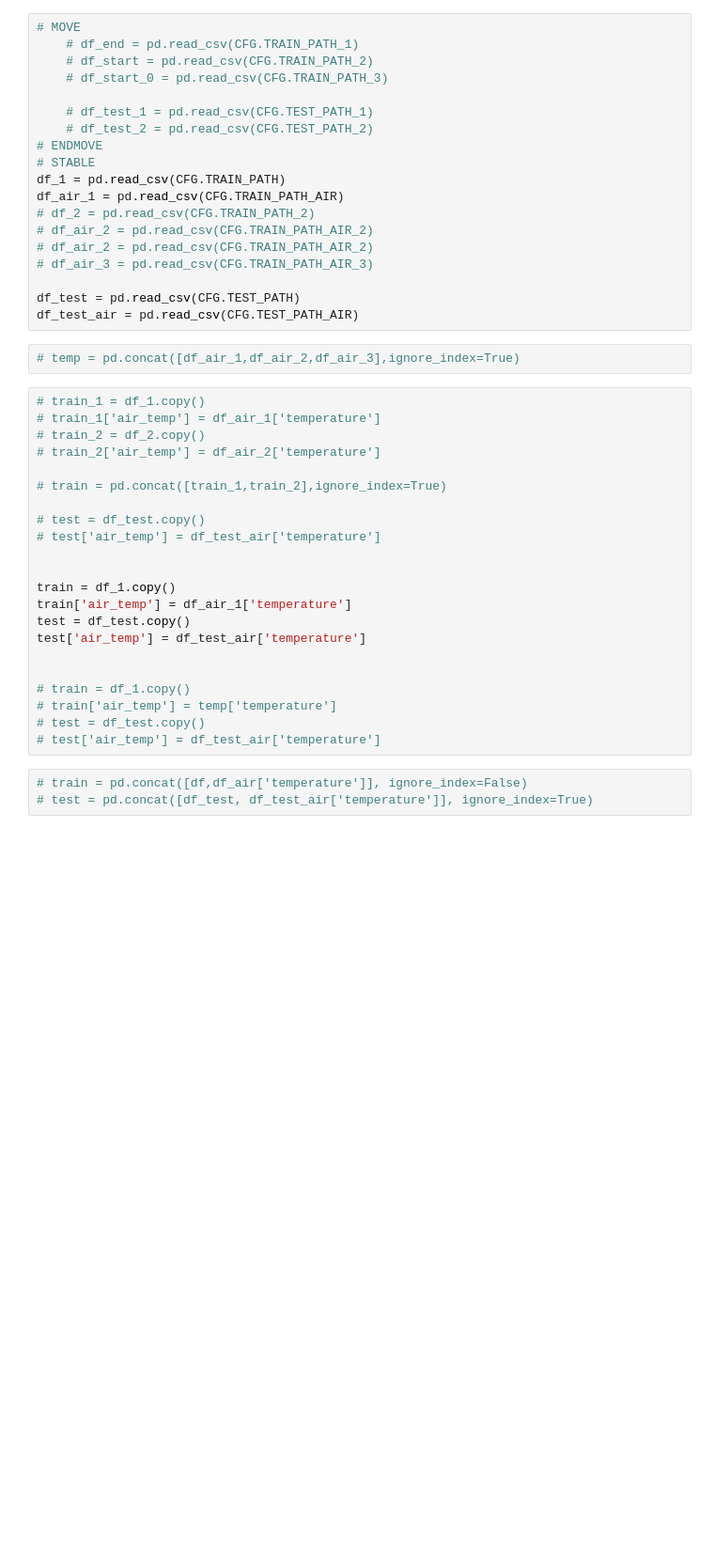
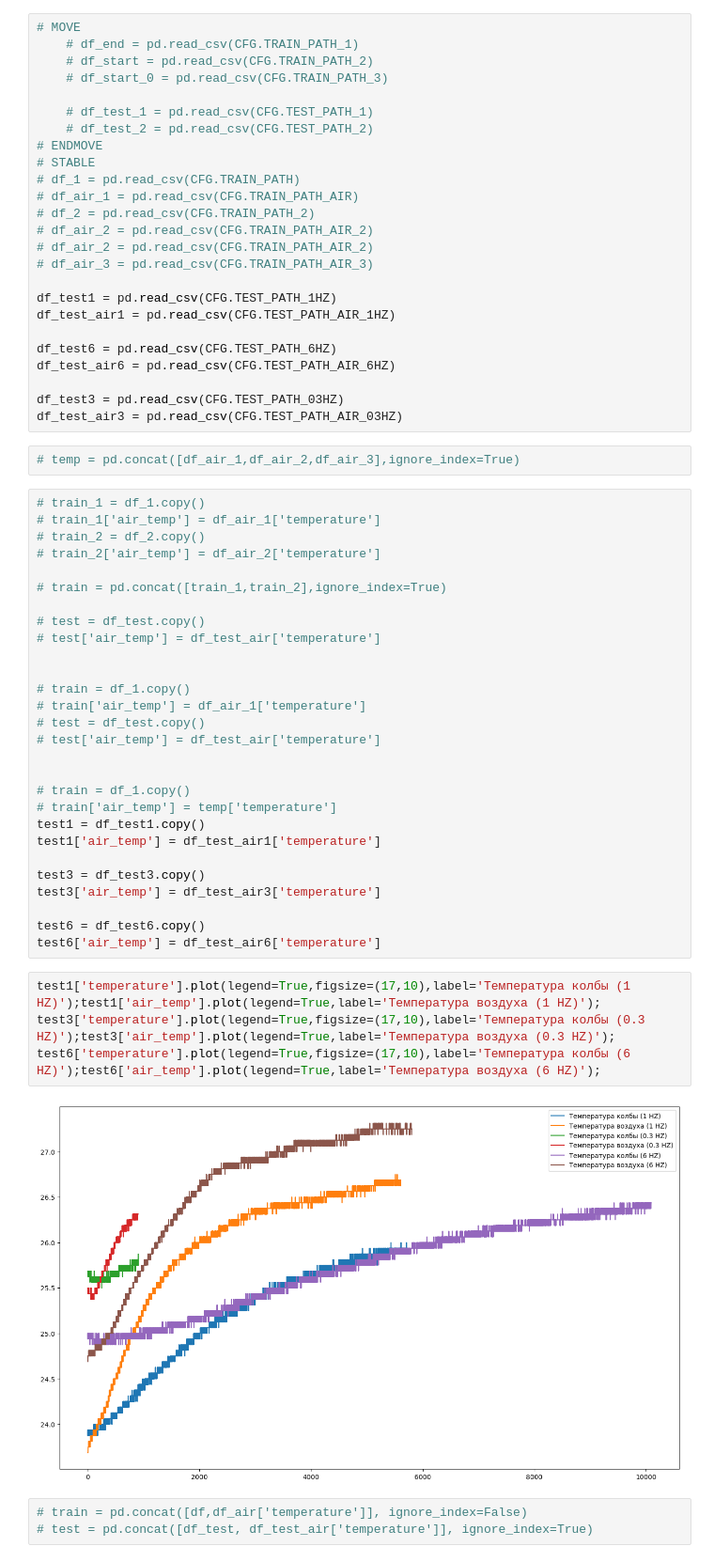
Before and after one commit to SergeyDolin/inclinometer-main, a Jupyter notebook: nn.ipynb, the cells around one changed output. Shown: that part at 94% size. Drawn from its saved outputs; the diff is of its cells as text; blank space fills up the shorter version.

```diff
--- a/nn.ipynb
+++ b/nn.ipynb
@@ -95,15 +95,21 @@ class CFG:
     # df_test_2 = pd.read_csv(CFG.TEST_PATH_2)
 # ENDMOVE
 # STABLE
-df_1 = pd.read_csv(CFG.TRAIN_PATH)
-df_air_1 = pd.read_csv(CFG.TRAIN_PATH_AIR)
+# df_1 = pd.read_csv(CFG.TRAIN_PATH)
+# df_air_1 = pd.read_csv(CFG.TRAIN_PATH_AIR)
 # df_2 = pd.read_csv(CFG.TRAIN_PATH_2)
 # df_air_2 = pd.read_csv(CFG.TRAIN_PATH_AIR_2)
 # df_air_2 = pd.read_csv(CFG.TRAIN_PATH_AIR_2)
 # df_air_3 = pd.read_csv(CFG.TRAIN_PATH_AIR_3)
 
-df_test = pd.read_csv(CFG.TEST_PATH)
-df_test_air = pd.read_csv(CFG.TEST_PATH_AIR)
+df_test1 = pd.read_csv(CFG.TEST_PATH_1HZ)
+df_test_air1 = pd.read_csv(CFG.TEST_PATH_AIR_1HZ)
+
+df_test6 = pd.read_csv(CFG.TEST_PATH_6HZ)
+df_test_air6 = pd.read_csv(CFG.TEST_PATH_AIR_6HZ)
+
+df_test3 = pd.read_csv(CFG.TEST_PATH_03HZ)
+df_test_air3 = pd.read_csv(CFG.TEST_PATH_AIR_03HZ)
 # %%
 # temp = pd.concat([df_air_1,df_air_2,df_air_3],ignore_index=True)
 # %%
@@ -118,16 +124,28 @@ df_test_air = pd.read_csv(CFG.TEST_PATH_AIR)
 # test['air_temp'] = df_test_air['temperature']
 
 
-train = df_1.copy()
-train['air_temp'] = df_air_1['temperature']
-test = df_test.copy()
-test['air_temp'] = df_test_air['temperature']
+# train = df_1.copy()
+# train['air_temp'] = df_air_1['temperature']
+# test = df_test.copy()
+# test['air_temp'] = df_test_air['temperature']
 
 
 # train = df_1.copy()
 # train['air_temp'] = temp['temperature']
-# test = df_test.copy()
-# test['air_temp'] = df_test_air['temperature']
+test1 = df_test1.copy()
+test1['air_temp'] = df_test_air1['temperature']
+
+test3 = df_test3.copy()
+test3['air_temp'] = df_test_air3['temperature']
+
+test6 = df_test6.copy()
+test6['air_temp'] = df_test_air6['temperature']
+# %%
+test1['temperature'].plot(legend=True,figsize=(17,10),label='Температура колбы (1 HZ)');test1['air_temp'].plot(legend=True,label='Температура воздуха (1 HZ)');
+test3['temperature'].plot(legend=True,figsize=(17,10),label='Температура колбы (0.3 HZ)');test3['air_temp'].plot(legend=True,label='Температура воздуха (0.3 HZ)');
+test6['temperature'].plot(legend=True,figsize=(17,10),label='Температура колбы (6 HZ)');test6['air_temp'].plot(legend=True,label='Температура воздуха (6 HZ)');
+# %% [output]
+[figure, added]
 # %%
 # train = pd.concat([df,df_air['temperature']], ignore_index=False)
 # test = pd.concat([df_test, df_test_air['temperature']], ignore_index=True)
```
Also changed, not shown: parts of 1 cell of this notebook, 2 other files.
